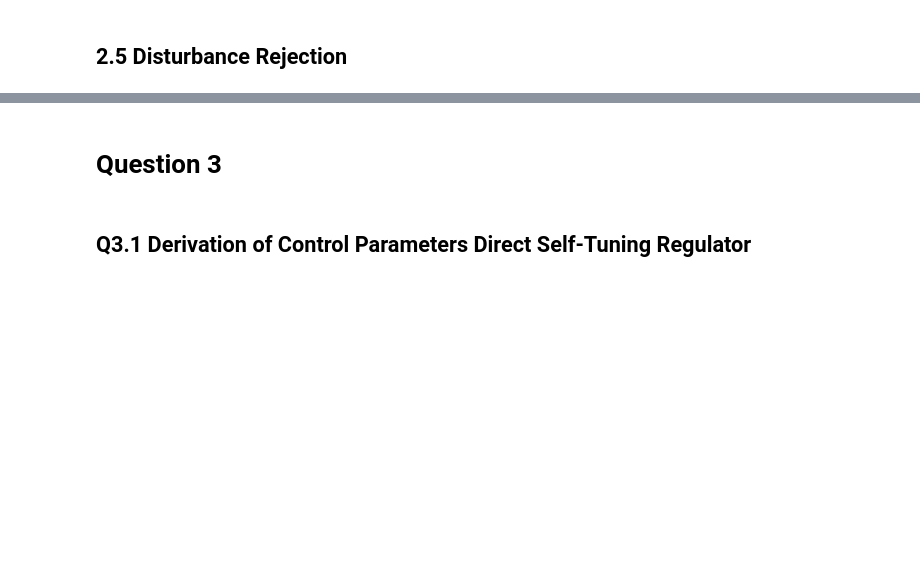
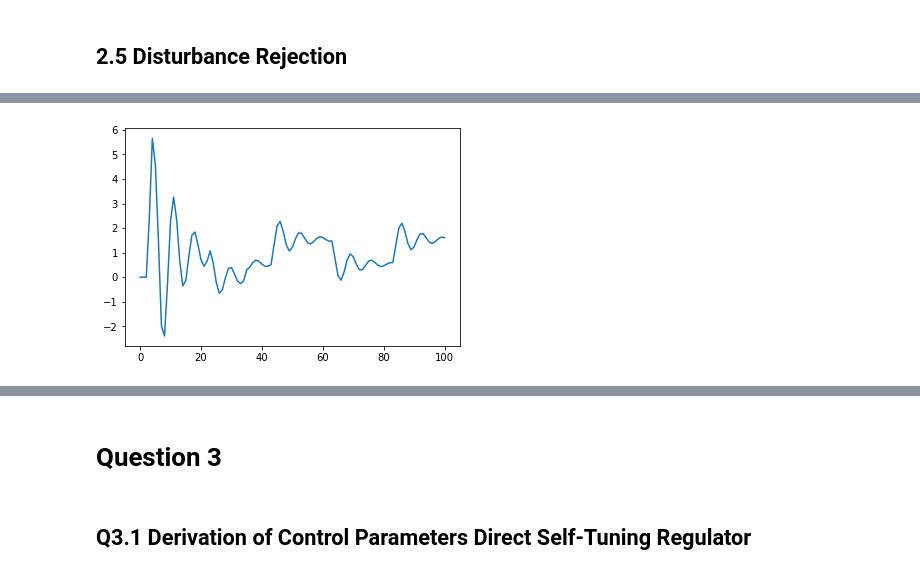
Before and after one commit to derekboase/Adaptive_Control_Code, a Jupyter notebook: Assignments/Assignment_2/Boase_Derek_hw2.ipynb, the cells around one changed output, grey strips where cells are left out. Cells and saved outputs as stored; diff of their text form; code cells hidden in the pictures; blank space fills up the shorter version.

```diff
--- a/Assignments/Assignment_2/Boase_Derek_hw2.ipynb
+++ b/Assignments/Assignment_2/Boase_Derek_hw2.ipynb
@@ -386,0 +528,5 @@ v = noise_generator()
+# %%
+plt.plot(y)
+plt.show()
+# %% [output]
+[figure, added]
```
Also changed, not shown: parts of 33 cells of this notebook, 1 other file.
